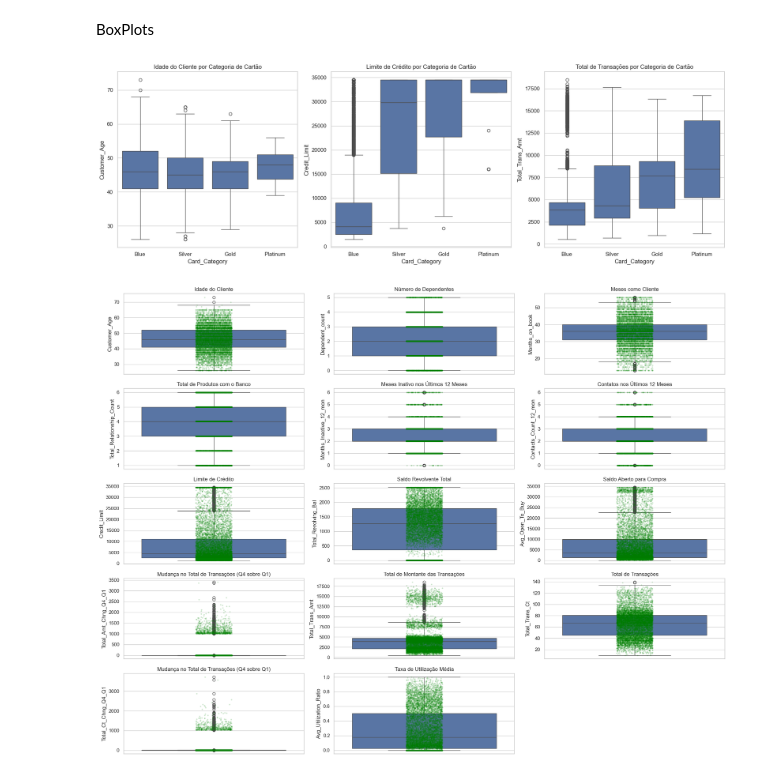
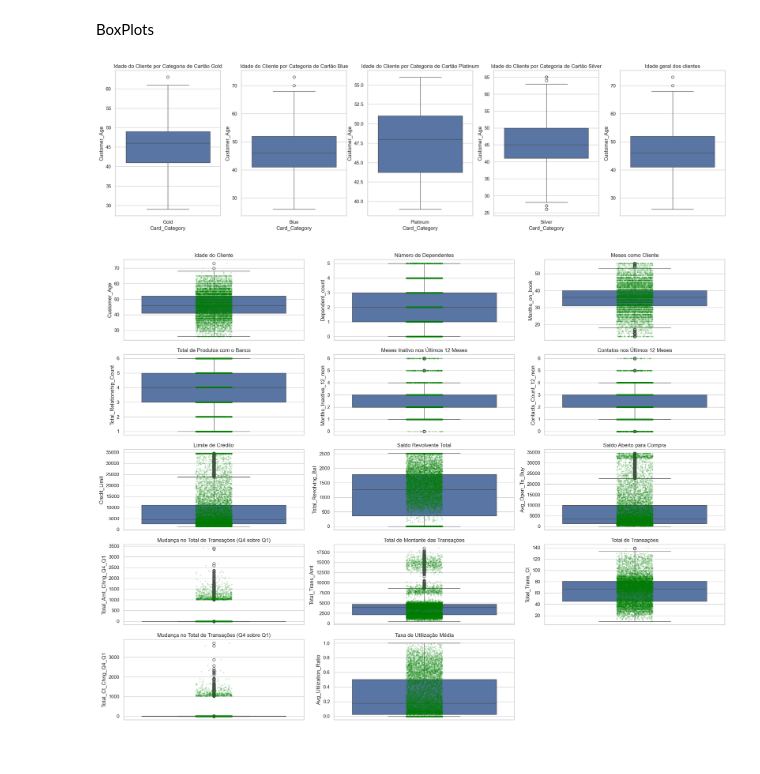
Before and after one commit to GiovanaCardosoTech/Trabalho-de-Estatist-ca, a Jupyter notebook: TrabalhoEstatistica.ipynb, the cells around one changed output. Drawn from its saved outputs; the diff is of its cells as text; code cells hidden in the pictures.

Commit message:
Separação do boxplot

```diff
--- a/TrabalhoEstatistica.ipynb
+++ b/TrabalhoEstatistica.ipynb
@@ -226,26 +226,47 @@ plt.show()
 # %%
 # Configurar o estilo dos gráficos
 sns.set(style="whitegrid")
+df_gold = df[df['Card_Category'] == 'Gold']
+df_blue = df[df['Card_Category'] == 'Blue']
+df_silver = df[df['Card_Category'] == 'Silver']
+df_platinum = df[df['Card_Category'] == 'Platinum']
 
 # Criar boxplots
-fig, axes = plt.subplots(1, 3, figsize=(18, 6))
+fig, axes = plt.subplots(1, 5, figsize=(25, 6))
+plt.subplot(1,5,1)
+sns.boxplot(data=df_gold, x='Card_Category',y='Customer_Age')
+axes[0].set_title('Idade do Cliente por Categoria de Cartão Gold')
 
+
+plt.subplot(1,5,2)
+sns.boxplot(data=df_blue, x='Card_Category',y='Customer_Age')
+axes[1].set_title('Idade do Cliente por Categoria de Cartão Blue')
+
+
+plt.subplot(1,5,3)
+sns.boxplot(data=df_platinum, x='Card_Category',y='Customer_Age')
+axes[2].set_title('Idade do Cliente por Categoria de Cartão Platinum')
+
+plt.subplot(1,5,4)
+sns.boxplot(data=df_silver, x='Card_Category',y='Customer_Age')
+axes[3].set_title('Idade do Cliente por Categoria de Cartão Silver')
 # Boxplot para Idade do Cliente
-sns.boxplot(x='Card_Category', y='Customer_Age', data=df, ax=axes[0], order=['Blue', 'Silver', 'Gold', 'Platinum'])
-axes[0].set_title('Idade do Cliente por Categoria de Cartão')
+plt.subplot(1,5,5)
+sns.boxplot(y='Customer_Age', data=df)
+axes[4].set_title('Idade geral dos clientes')
 
 # Boxplot para Limite de Crédito
-sns.boxplot(x='Card_Category', y='Credit_Limit', data=df, ax=axes[1], order=['Blue', 'Silver', 'Gold', 'Platinum'])
-axes[1].set_title('Limite de Crédito por Categoria de Cartão')
+# sns.boxplot(x='Card_Category', y='Credit_Limit', data=df, ax=axes[1], order=['Blue', 'Silver', 'Gold', 'Platinum'])
+# axes[1].set_title('Limite de Crédito por Categoria de Cartão')
 
 # Boxplot para Total de Transações
-sns.boxplot(x='Card_Category', y='Total_Trans_Amt', data=df, ax=axes[2], order=['Blue', 'Silver', 'Gold', 'Platinum'])
-axes[2].set_title('Total de Transações por Categoria de Cartão')
+# sns.boxplot(x='Card_Category', y='Total_Trans_Amt', data=df, ax=axes[2], order=['Blue', 'Silver', 'Gold', 'Platinum'])
+# axes[2].set_title('Total de Transações por Categoria de Cartão')
 
-plt.tight_layout()
+# plt.tight_layout()
 plt.show()
 # %% [output]
-[figure, old version]
+[figure, new version]
 # %%
 # variáveis quantitativas para os boxplots
 variaveis_quantitativas = ['Customer_Age', 'Dependent_count', 'Months_on_book', 'Total_Relationship_Count', 'Months_Inactive_12_mon',
```
Also changed, not shown: parts of 3 cells of this notebook.
